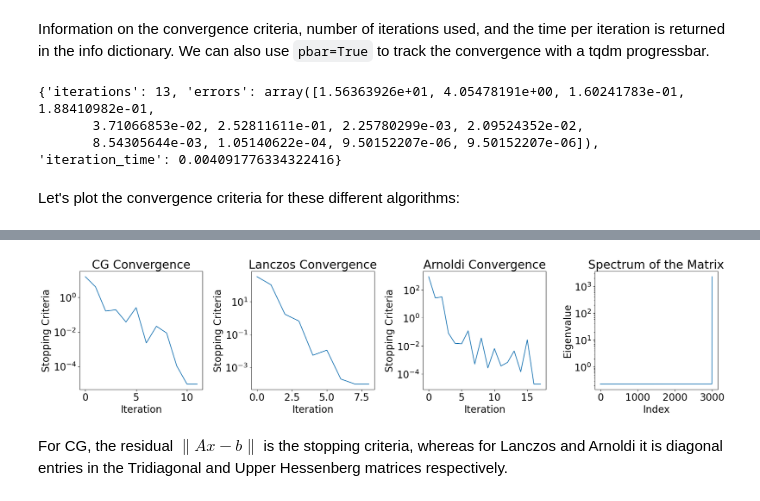
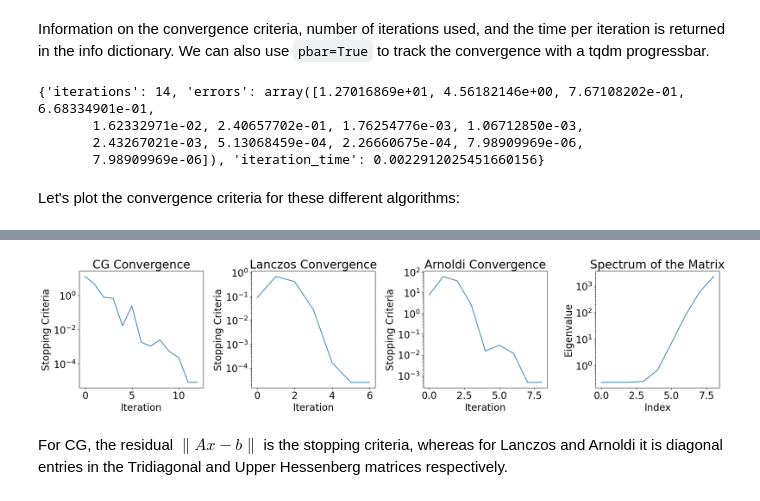
Before and after one commit to wilson-labs/cola, a Jupyter notebook: docs/notebooks/01_algorithms.ipynb, the cells around one changed output, grey strips where cells are left out. Saved outputs shown, nothing was run; the diff lists cells and outputs as text; code cells hidden in the pictures.

Commit message:
Updated Accessing Lower Level Algorithms

```diff
--- a/docs/notebooks/01_algorithms.ipynb
+++ b/docs/notebooks/01_algorithms.ipynb
@@ -12,14 +12,17 @@ import jax.numpy as jnp
 # %% [markdown]
 Let's construct a simple example matrix with a rapidly decaying spectrum, such as an RBF kernel.
 # %%
-x = torch.linspace(-1,1,3000)
-C = cola.lazify(torch.exp(-(x[None]-x[:,None])**2/2))
-C = C+1e-4*cola.eigmax(C,tol=1e-2)*cola.ops.I_like(C)
+from cola.linalg.eig.power_iteration import power_iteration
+N = 3_000
+x = torch.linspace(-1, 1, N)
+C = cola.lazify(torch.exp(-(x[None] - x[:, None])**2 / 2))
+_, eigmax, _ = power_iteration(C, tol=1e-2)
+C = C + 1e-4 * eigmax * cola.ops.I_like(C)
 # %% [markdown]
 We can run CG, GMRES to perform solves, or lanczos and arnoldi for decompositions to compute $f(A)v$ for a vector $v$ or for estimating the extremal eigenvalues.
 # %%
 y = torch.randn(C.shape[-1])
-sol, info = cola.algorithms.cg(C, y, tol=1e-4, pbar=True)
-sol1, info1 = cola.algorithms.gmres(C, y, tol=1e-4, pbar=True)
-Q1,T,info2 = cola.algorithms.lanczos(C, pbar=True, tol=1e-4, max_iters=1000)
-Q2,H,info3 = cola.algorithms.arnoldi(C, pbar=True, tol=1e-4, max_iters=1000)
+sol, info = cola.CG(tol=1e-4, pbar=True)(C, y)
+sol1, info1 = cola.GMRES(tol=1e-4, pbar=True)(C, y)
+Q1, T, info2 = cola.Lanczos(pbar=True, tol=1e-4, max_iters=1000)(C)
+Q2, H, info3 = cola.Arnoldi(pbar=True, tol=1e-4, max_iters=1000)(C)
@@ -28,13 +34,14 @@ Information on the convergence criteria, number of iterations used, and the time
 # %%
 print(info)
 # %% [output]
-{'iterations': 13, 'errors': array([1.56363926e+01, 4.05478191e+00, 1.60241783e-01, 1.88410982e-01,
-       3.71066853e-02, 2.52811611e-01, 2.25780299e-03, 2.09524352e-02,
-       8.54305644e-03, 1.05140622e-04, 9.50152207e-06, 9.50152207e-06]), 'iteration_time': 0.004091776334322416}
+{'iterations': 14, 'errors': array([1.27016869e+01, 4.56182146e+00, 7.67108202e-01, 6.68334901e-01,
+       1.62332971e-02, 2.40657702e-01, 1.76254776e-03, 1.06712850e-03,
+       2.43267021e-03, 5.13068459e-04, 2.26660675e-04, 7.98909969e-06,
+       7.98909969e-06]), 'iteration_time': 0.0022912025451660156}
 # %% [markdown]
 Let's plot the convergence criteria for these different algorithms:
 # %%
-eigs = cola.eig(cola.SelfAdjoint(C),pbar=True, method='dense')[0]
+eigs = cola.eig(cola.SelfAdjoint(C), k=C.shape[0])[0]
 
 import matplotlib.pyplot as plt
 plt.rcParams['font.size'] = 20
@@ -59,4 +67,4 @@ plt.show()
-[figure, old version]
+[figure, new version]
 # %% [markdown]
 For CG, the residual $\|Ax-b\|$ is the stopping criteria, whereas for Lanczos and Arnoldi it is diagonal entries in the Tridiagonal and Upper Hessenberg matrices respectively.
 # %% [markdown]
```
Also changed, not shown: parts of 3 cells of this notebook, 2 other files.
